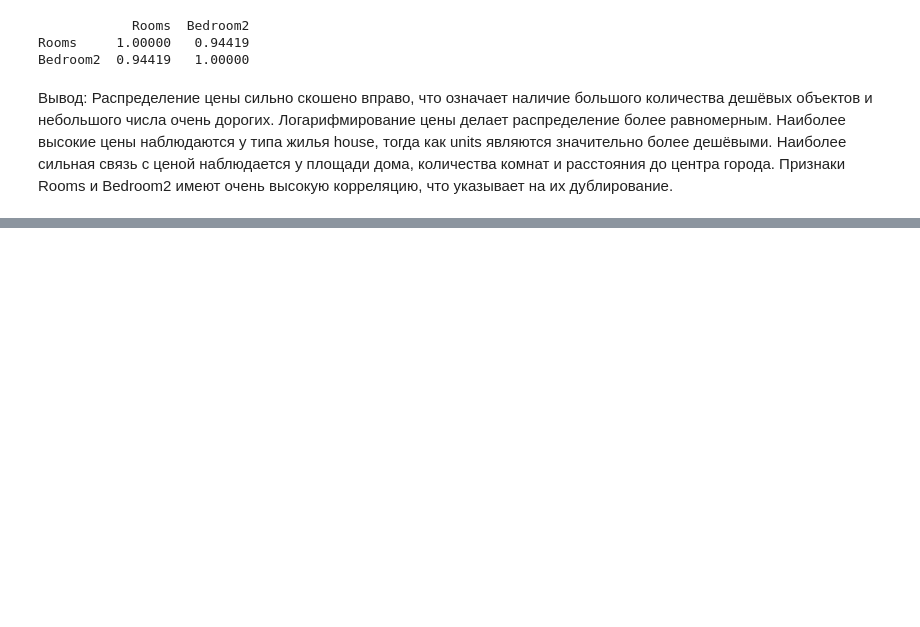
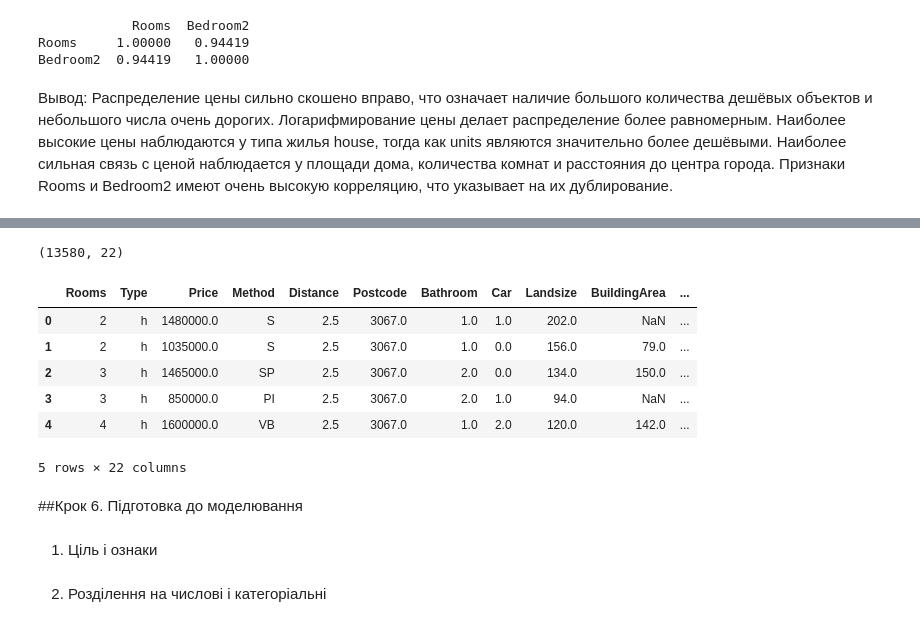
Before and after one commit to Wilson1994/melbourne-housing, a Jupyter notebook: notebooks/melbourne_housing.ipynb, the cells around one changed output, grey strips where cells are left out. Cells and saved outputs as stored; diff of their text form; code cells hidden in the pictures; blank space fills up the shorter version.

```diff
--- a/notebooks/melbourne_housing.ipynb
+++ b/notebooks/melbourne_housing.ipynb
@@ -208,0 +216,33 @@ Bedroom2  0.94419   1.00000
+# %%
+fe["house_age"] = fe["sale_year"] - fe["YearBuilt"]
+
+fe.loc[fe["house_age"] < 0, "house_age"] = np.nan
+# %%
+fe["has_buildingarea"] = fe["BuildingArea"].notna().astype(int)
+fe["has_yearbuilt"] = fe["YearBuilt"].notna().astype(int)
+# %%
+fe["suburb_freq"] = fe["Suburb"].map(fe["Suburb"].value_counts())
+# %%
+fe = fe.drop(columns=[
+    "Address",
+    "SellerG",
+    "Suburb",
+    "Date",
+    "Bedroom2"
+])
+# %%
+print(fe.shape)
+fe.head()
+# %% [output]
+(13580, 22)
+|  | Rooms | Type | Price | Method | Distance | Postcode | Bathroom | Car | Landsize | BuildingArea | ... |
+| 0 | 2 | h | 1480000.0 | S | 2.5 | 3067.0 | 1.0 | 1.0 | 202.0 | NaN | ... |
+| 1 | 2 | h | 1035000.0 | S | 2.5 | 3067.0 | 1.0 | 0.0 | 156.0 | 79.0 | ... |
+| 2 | 3 | h | 1465000.0 | SP | 2.5 | 3067.0 | 2.0 | 0.0 | 134.0 | 150.0 | ... |
+| 3 | 3 | h | 850000.0 | PI | 2.5 | 3067.0 | 2.0 | 1.0 | 94.0 | NaN | ... |
+| 4 | 4 | h | 1600000.0 | VB | 2.5 | 3067.0 | 1.0 | 2.0 | 120.0 | 142.0 | ... |
+5 rows × 22 columns
+# %% [markdown]
+##Крок 6. Підготовка до моделювання
+# %% [markdown]
+1. Ціль і ознаки
@@ -208,0 +252,2 @@ Bedroom2  0.94419   1.00000
+# %% [markdown]
+2. Розділення на числові і категоріальні
```
Also changed, not shown: parts of 10 cells of this notebook.
